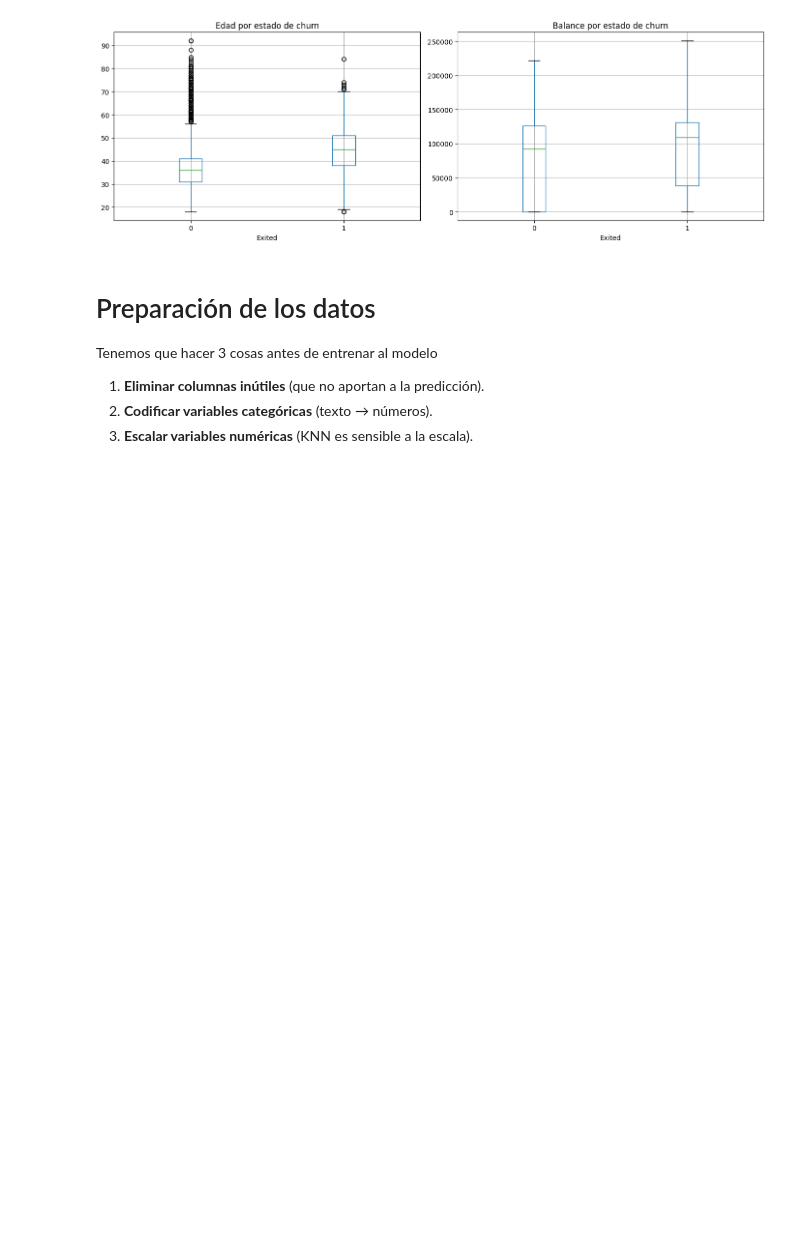
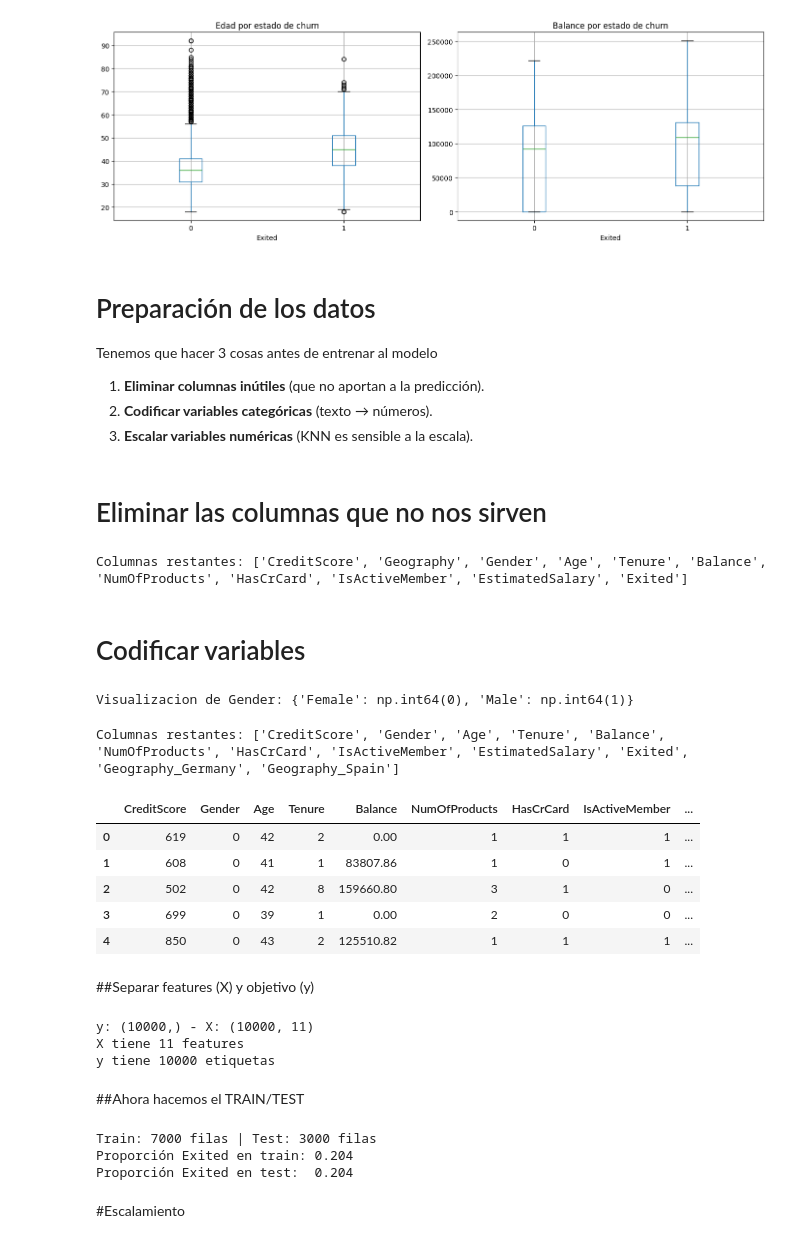
Before and after one commit to DiegoAbarza77/MachineLearning, a Jupyter notebook: ExamenTransversalMachine.ipynb, the cells around one changed output. Saved outputs shown, nothing was run; the diff lists cells and outputs as text; code cells hidden in the pictures; blank space fills up the shorter version.

```diff
--- a/ExamenTransversalMachine.ipynb
+++ b/ExamenTransversalMachine.ipynb
@@ -119,3 +119,67 @@ Tenemos que hacer 3 cosas antes de entrenar al modelo
 1. **Eliminar columnas inútiles** (que no aportan a la predicción).
 2. **Codificar variables categóricas** (texto → números).
 3. **Escalar variables numéricas** (KNN es sensible a la escala).
+# %% [markdown]
+# Eliminar las columnas que no nos sirven
+# %%
+columnas_eliminar = ["RowNumber", "CustomerId", "Surname"]
+dfnuevo = df.drop(columns=columnas_eliminar)
+print(f"Columnas restantes: {dfnuevo.columns.tolist()}")
+# %% [output]
+Columnas restantes: ['CreditScore', 'Geography', 'Gender', 'Age', 'Tenure', 'Balance', 'NumOfProducts', 'HasCrCard', 'IsActiveMember', 'EstimatedSalary', 'Exited']
+# %% [markdown]
+# Codificar variables
+# %%
+#Variables como Gener y Geography, ya que hay que pasarla de texo a numero
+#hay que usar onehotencoder para Geography ya que no hay orden jerarquico entre los paises
+# sin embargo, si podemos usar LabelEncoder para Gender ya que, solo tenemos 2 valores
+
+# Gender: LabelEncoder (binario) Female=0, Male=1
+from sklearn.preprocessing import LabelEncoder
+le = LabelEncoder()
+dfnuevo["Gender"] = le.fit_transform(dfnuevo["Gender"])
+print(f"Visualizacion de Gender: {dict(zip(le.classes_, le.transform(le.classes_)))}")
+# %% [output]
+Visualizacion de Gender: {'Female': np.int64(0), 'Male': np.int64(1)}
+# %%
+#Geography usamos el OneHotEncoder
+dfnuevo = pd.get_dummies(dfnuevo, columns = ["Geography"], drop_first=True, dtype=int)
+print(f"Columnas restantes: {dfnuevo.columns.tolist()}")
+dfnuevo.head()
+# %% [output]
+Columnas restantes: ['CreditScore', 'Gender', 'Age', 'Tenure', 'Balance', 'NumOfProducts', 'HasCrCard', 'IsActiveMember', 'EstimatedSalary', 'Exited', 'Geography_Germany', 'Geography_Spain']
+|  | CreditScore | Gender | Age | Tenure | Balance | NumOfProducts | HasCrCard | IsActiveMember | ... |
+| 0 | 619 | 0 | 42 | 2 | 0.00 | 1 | 1 | 1 | ... |
+| 1 | 608 | 0 | 41 | 1 | 83807.86 | 1 | 0 | 1 | ... |
+| 2 | 502 | 0 | 42 | 8 | 159660.80 | 3 | 1 | 0 | ... |
+| 3 | 699 | 0 | 39 | 1 | 0.00 | 2 | 0 | 0 | ... |
+| 4 | 850 | 0 | 43 | 2 | 125510.82 | 1 | 1 | 1 | ... |
+# %% [markdown]
+##Separar features (X) y objetivo (y)
+# %%
+y = dfnuevo["Exited"]
+X = dfnuevo.drop(columns=["Exited"])
+print(f"y: {y.shape} - X: {X.shape}")
+print(f"X tiene {X.shape[1]} features")
+print(f"y tiene {y.shape[0]} etiquetas")
+# %% [output]
+y: (10000,) - X: (10000, 11)
+X tiene 11 features
+y tiene 10000 etiquetas
+# %% [markdown]
+##Ahora hacemos el TRAIN/TEST
+# %%
+from sklearn.model_selection import train_test_split
+
+X_train, X_test, y_train, y_test = train_test_split(
+    X, y, test_size=0.3, random_state=17, stratify=y
+)
+print(f"Train: {X_train.shape[0]} filas | Test: {X_test.shape[0]} filas")
+print(f"Proporción Exited en train: {y_train.mean():.3f}")
+print(f"Proporción Exited en test:  {y_test.mean():.3f}")
+# %% [output]
+Train: 7000 filas | Test: 3000 filas
+Proporción Exited en train: 0.204
+Proporción Exited en test:  0.204
+# %% [markdown]
+#Escalamiento
```
Also changed, not shown: parts of 2 cells of this notebook.
